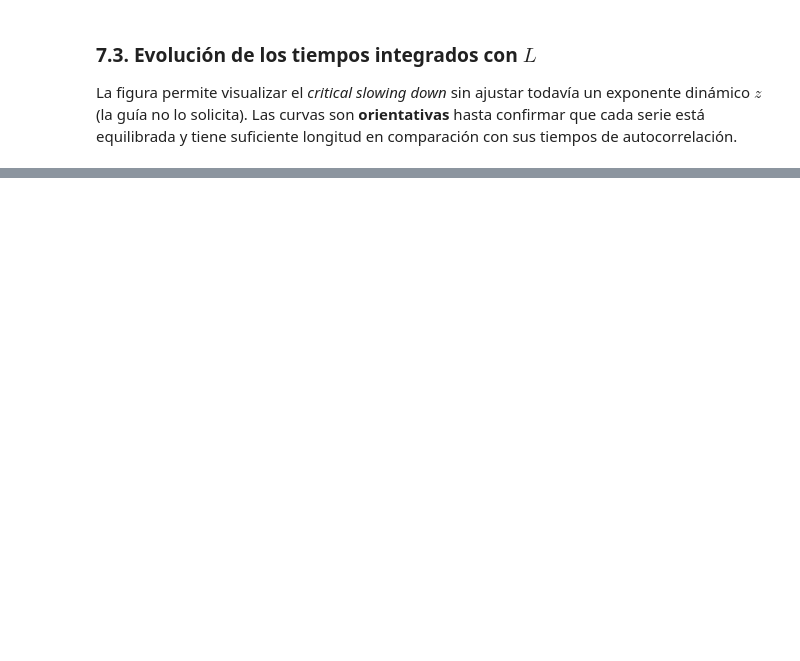
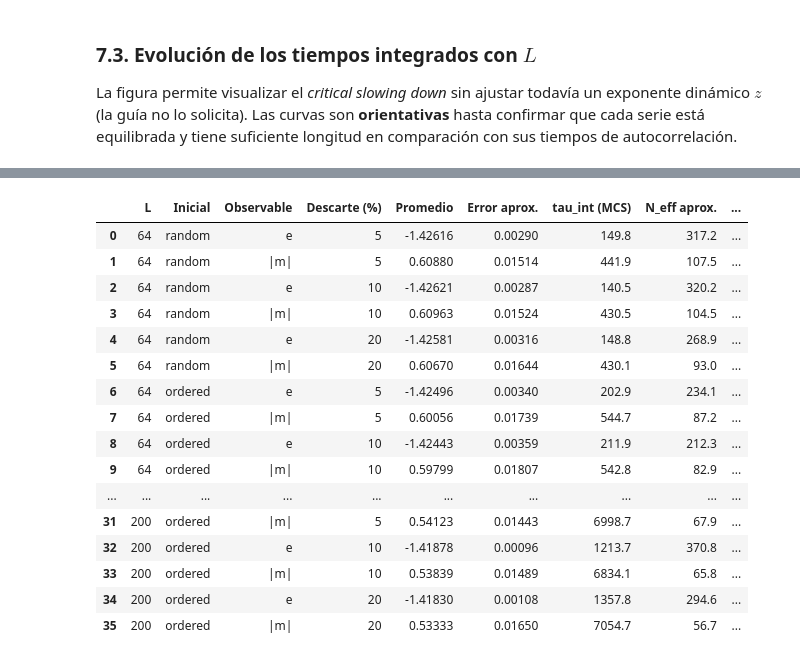
Before and after one commit to gonzaloangaut/IsingModel, a Jupyter notebook: analysis_preliminar.ipynb, the cells around one changed output, grey strips where cells are left out. Saved outputs shown, nothing was run; the diff lists cells and outputs as text; code cells hidden in the pictures; blank space fills up the shorter version.

```diff
--- a/analysis_preliminar.ipynb
+++ b/analysis_preliminar.ipynb
@@ -640,0 +650,83 @@ else:
+# %%
+# Control compacto para L grandes. Se incorpora L=200 automáticamente cuando existan sus CSV.
+STABILITY_SIZES = [64, 128, 200]
+DISCARD_FRACTIONS = [0.05, 0.10, 0.20]
+STABILITY_MAX_LAG_MCS = 100_000
+STABILITY_MIN_NEFF = 50  # Advertencia orientativa, no criterio definitivo.
+
+def estimate_correlated_mean(values, dt):
+    """Promedio, error aproximado y tau_int; dt expresado en MCS."""
+    values = np.asarray(values, dtype=float)
+    if len(values) < 50:
+        raise ValueError("Muy pocas observaciones")
+    max_lag = min(len(values) // 4, STABILITY_MAX_LAG_MCS // dt)
+    if max_lag < 5:
+        raise ValueError("Retardo máximo insuficiente")
+    rho = autocorrelation_fft(values, max_lag=max_lag)
+    tau_steps, window, window_ok = integrated_time(rho)
+    neff = len(values) / (2.0 * tau_steps)
+    se = np.sqrt(2.0 * tau_steps * np.var(values, ddof=1) / len(values))
+    return {
+        "Promedio": values.mean(),
+        "Error aprox.": se,
+        "tau_int (MCS)": tau_steps * dt,
+        "Ventana (MCS)": window * dt,
+        "N_eff aprox.": neff,
+        "Ventana OK": window_ok,
+    }
+
+stability_rows = []
+for L in STABILITY_SIZES:
+    for initial, selected in runs_by_L.get(L, {}).items():
+        df_full, dt = regular_series(selected["path"])
+        max_mcs = int(df_full["MCS"].iloc[-1])
+        for fraction in DISCARD_FRACTIONS:
+            discard_mcs = int(np.ceil((fraction * max_mcs) / dt) * dt)
+            part = df_full[df_full["MCS"] >= discard_mcs]
+            for obs, x in {
+                "e": part["Energy_per_spin"].to_numpy(),
+                "|m|": part["Mag_per_spin"].abs().to_numpy(),
+            }.items():
+                try:
+                    result = estimate_correlated_mean(x, dt)
+                    stability_rows.append({
+                        "L": L, "Inicial": initial, "Observable": obs,
+                        "Descarte (%)": round(100 * fraction),
+                        "Descarte (MCS)": discard_mcs,
+                        **result,
+                    })
+                except ValueError as exc:
+                    print(f"L={L}, {initial}, {obs}, descarte {fraction:.0%}: {exc}")
+
+stability_large = pd.DataFrame(stability_rows)
+if stability_large.empty:
+    print("Aún no hay series suficientes de L=64, 128 o 200.")
+else:
+    cols = ["L", "Inicial", "Observable", "Descarte (%)", "Promedio",
+            "Error aprox.", "tau_int (MCS)", "N_eff aprox.", "Ventana OK"]
+    display(stability_large[cols].round({
+        "Promedio": 5, "Error aprox.": 5,
+        "tau_int (MCS)": 1, "N_eff aprox.": 1,
+    }))
+    problematic = stability_large[(~stability_large["Ventana OK"]) | (
+        stability_large["N_eff aprox."] < STABILITY_MIN_NEFF)]
+    if not problematic.empty:
+        print("Advertencia: algunas estimaciones tienen ventana truncada o N_eff < 50.")
+# %% [output]
+|  | L | Inicial | Observable | Descarte (%) | Promedio | Error aprox. | tau_int (MCS) | N_eff aprox. | ... |
+| 0 | 64 | random | e | 5 | -1.42616 | 0.00290 | 149.8 | 317.2 | ... |
+| 1 | 64 | random | |m| | 5 | 0.60880 | 0.01514 | 441.9 | 107.5 | ... |
+| 2 | 64 | random | e | 10 | -1.42621 | 0.00287 | 140.5 | 320.2 | ... |
+| 3 | 64 | random | |m| | 10 | 0.60963 | 0.01524 | 430.5 | 104.5 | ... |
+| 4 | 64 | random | e | 20 | -1.42581 | 0.00316 | 148.8 | 268.9 | ... |
+| 5 | 64 | random | |m| | 20 | 0.60670 | 0.01644 | 430.1 | 93.0 | ... |
+| 6 | 64 | ordered | e | 5 | -1.42496 | 0.00340 | 202.9 | 234.1 | ... |
+| 7 | 64 | ordered | |m| | 5 | 0.60056 | 0.01739 | 544.7 | 87.2 | ... |
+| 8 | 64 | ordered | e | 10 | -1.42443 | 0.00359 | 211.9 | 212.3 | ... |
+| 9 | 64 | ordered | |m| | 10 | 0.59799 | 0.01807 | 542.8 | 82.9 | ... |
+| ... | ... | ... | ... | ... | ... | ... | ... | ... | ... |
+| 31 | 200 | ordered | |m| | 5 | 0.54123 | 0.01443 | 6998.7 | 67.9 | ... |
+| 32 | 200 | ordered | e | 10 | -1.41878 | 0.00096 | 1213.7 | 370.8 | ... |
+| 33 | 200 | ordered | |m| | 10 | 0.53839 | 0.01489 | 6834.1 | 65.8 | ... |
+| 34 | 200 | ordered | e | 20 | -1.41830 | 0.00108 | 1357.8 | 294.6 | ... |
+| 35 | 200 | ordered | |m| | 20 | 0.53333 | 0.01650 | 7054.7 | 56.7 | ... |
```
Also changed, not shown: parts of 20 cells of this notebook, 36 other files.
